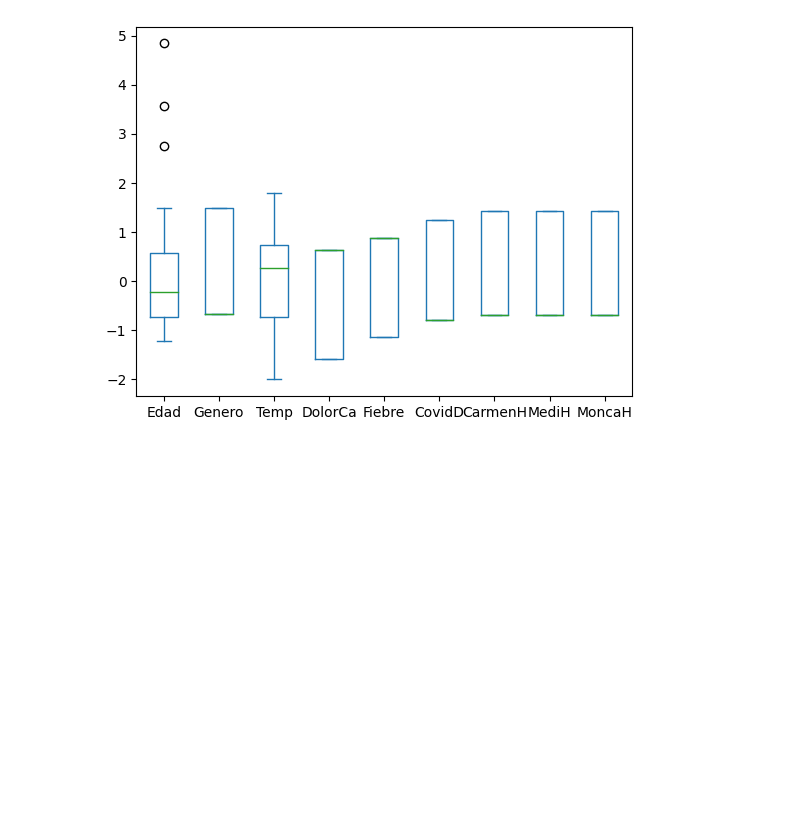
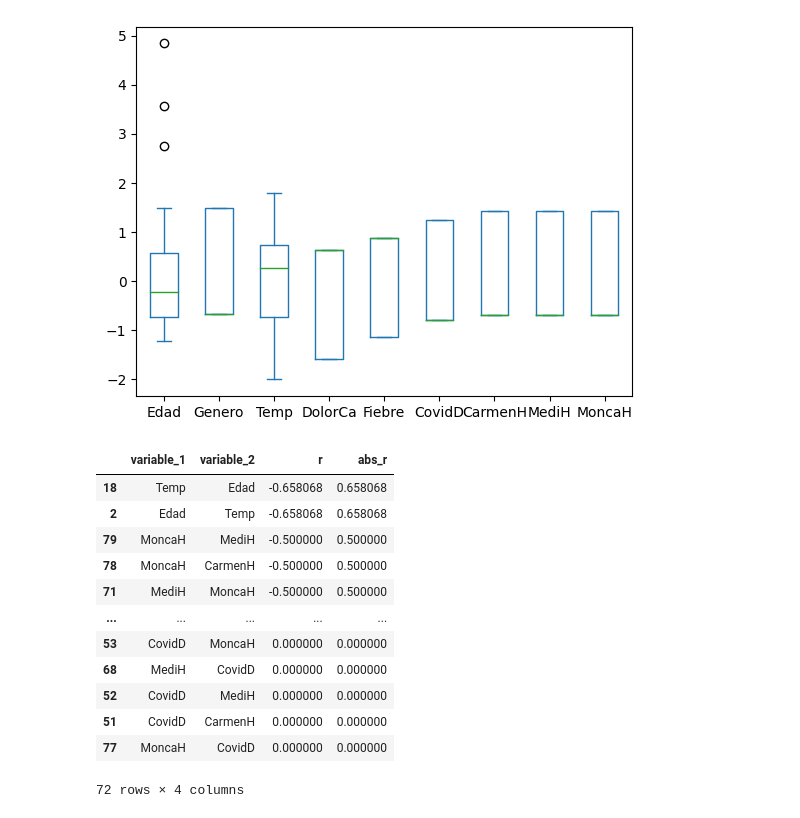
Before and after one commit to jaquimbayoc7/DocumentacionDiplomadoML, a Jupyter notebook: LimpiezaTaller.ipynb, the cells around one changed output. Saved outputs shown, nothing was run; the diff lists cells and outputs as text; code cells hidden in the pictures; blank space fills up the shorter version.

```diff
--- a/LimpiezaTaller.ipynb
+++ b/LimpiezaTaller.ipynb
@@ -165,6 +167,19 @@ def stanData(df):
     standardized_data = scaler.fit_transform(df)
     df_stan = pd.DataFrame(standardized_data, columns=df.columns)
     return df_stan
+
+## Función para hacer la matriz de correlación de manera Tidy
+def tidy_corr_matrix(corr_mat):
+    '''
+    Función para convertir una matriz de correlación de pandas en formato tidy.
+    '''
+    corr_mat = corr_mat.stack().reset_index()
+    corr_mat.columns = ['variable_1','variable_2','r']
+    corr_mat = corr_mat.loc[corr_mat['variable_1'] != corr_mat['variable_2'], :]
+    corr_mat['abs_r'] = np.abs(corr_mat['r'])
+    corr_mat = corr_mat.sort_values('abs_r', ascending=False)
+
+    return(corr_mat)
 # %% [markdown]
 ## Paso 2: Llamado a funciones
 # %%
@@ -519,0 +533,19 @@ dataStan.plot.box()
+# %%
+##Correlaciones
+corr_matrix = dataStan.corr(method='spearman')
+
+tidy_corr_matrix(corr_matrix)
+# %% [output]
+|  | variable_1 | variable_2 | r | abs_r |
+| 18 | Temp | Edad | -0.658068 | 0.658068 |
+| 2 | Edad | Temp | -0.658068 | 0.658068 |
+| 79 | MoncaH | MediH | -0.500000 | 0.500000 |
+| 78 | MoncaH | CarmenH | -0.500000 | 0.500000 |
+| 71 | MediH | MoncaH | -0.500000 | 0.500000 |
+| ... | ... | ... | ... | ... |
+| 53 | CovidD | MoncaH | 0.000000 | 0.000000 |
+| 68 | MediH | CovidD | 0.000000 | 0.000000 |
+| 52 | CovidD | MediH | 0.000000 | 0.000000 |
+| 51 | CovidD | CarmenH | 0.000000 | 0.000000 |
+| 77 | MoncaH | CovidD | 0.000000 | 0.000000 |
+72 rows × 4 columns
```
Also changed, not shown: parts of 3 cells of this notebook, 1 other file.
